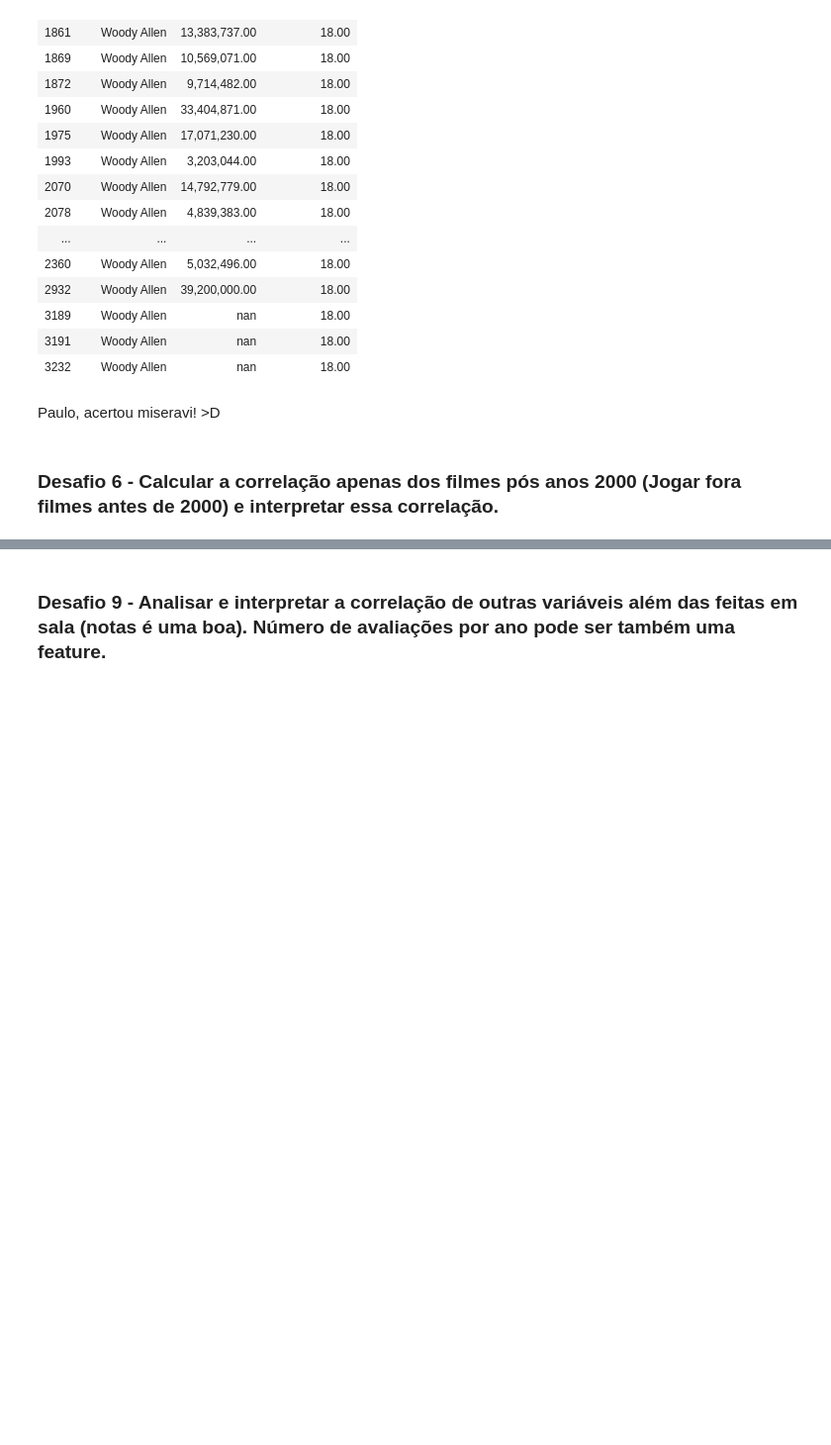
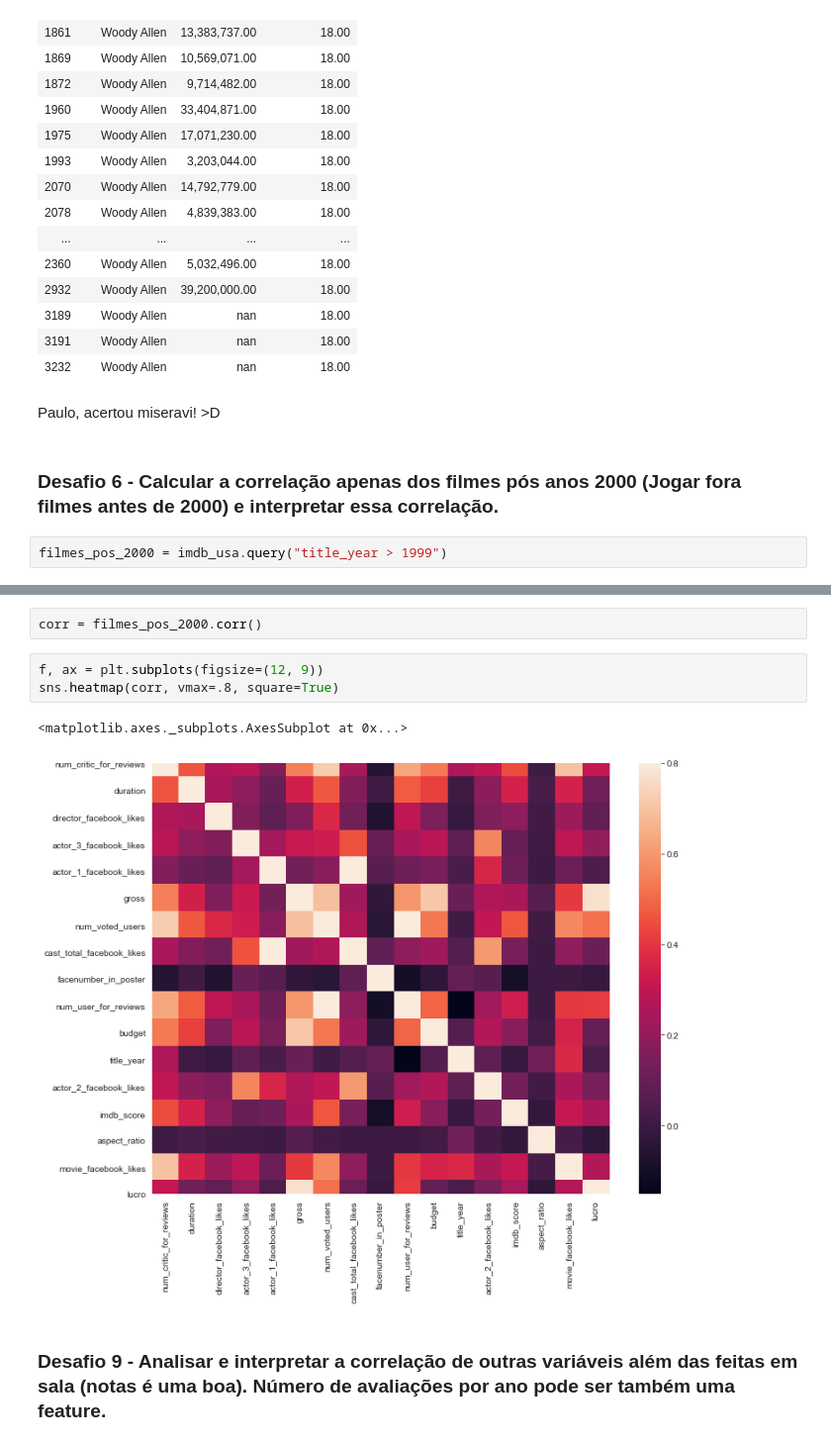
Before and after one commit to mtalaisys/quarentenadados, a Jupyter notebook: QuarentenaDados - Aula 3.ipynb, the cells around one changed output, grey strips where cells are left out. Shown: that part at 99% size. Drawn from its saved outputs; the diff is of its cells as text; blank space fills up the shorter version.

```diff
--- a/QuarentenaDados - Aula 3.ipynb
+++ b/QuarentenaDados - Aula 3.ipynb
@@ -493,3 +488,5 @@ gross_director_estranho
  Paulo, acertou miseravi! >D
 # %% [markdown]
 ### Desafio 6 - Calcular a correlação apenas dos filmes pós anos 2000 (Jogar fora filmes antes de 2000) e interpretar essa correlação.
+# %%
+filmes_pos_2000 = imdb_usa.query("title_year > 1999")
@@ -496,2 +502,10 @@ gross_director_estranho
+# %%
+corr = filmes_pos_2000.corr()
+# %%
+f, ax = plt.subplots(figsize=(12, 9))
+sns.heatmap(corr, vmax=.8, square=True)
+# %% [output]
+<matplotlib.axes._subplots.AxesSubplot at 0x...>
+[figure, added]
 # %% [markdown]
 ### Desafio 9 - Analisar e interpretar a correlação de outras variáveis além das feitas em sala (notas é uma boa). Número de avaliações por ano pode ser também uma feature.
```
Also changed, not shown: parts of 3 cells of this notebook.
